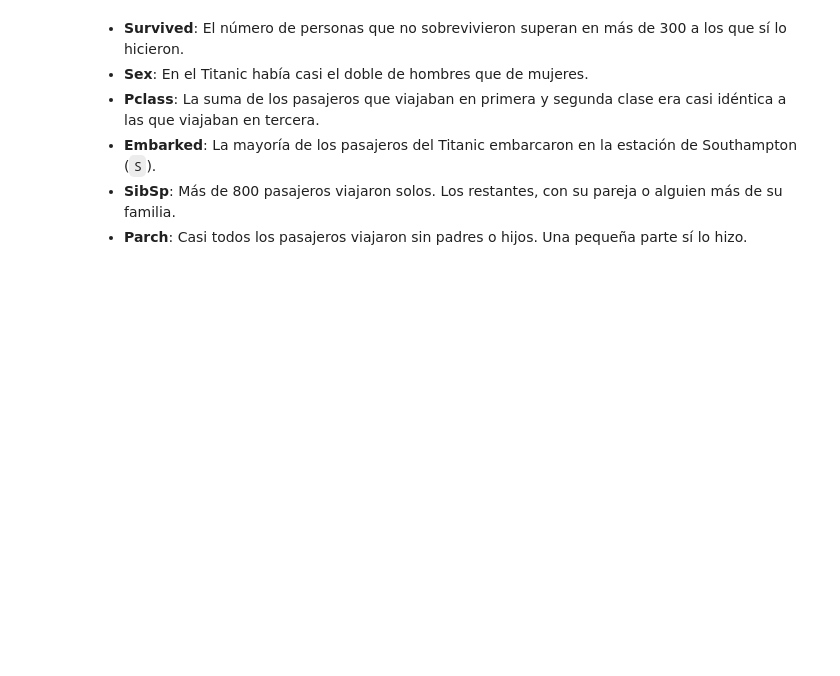
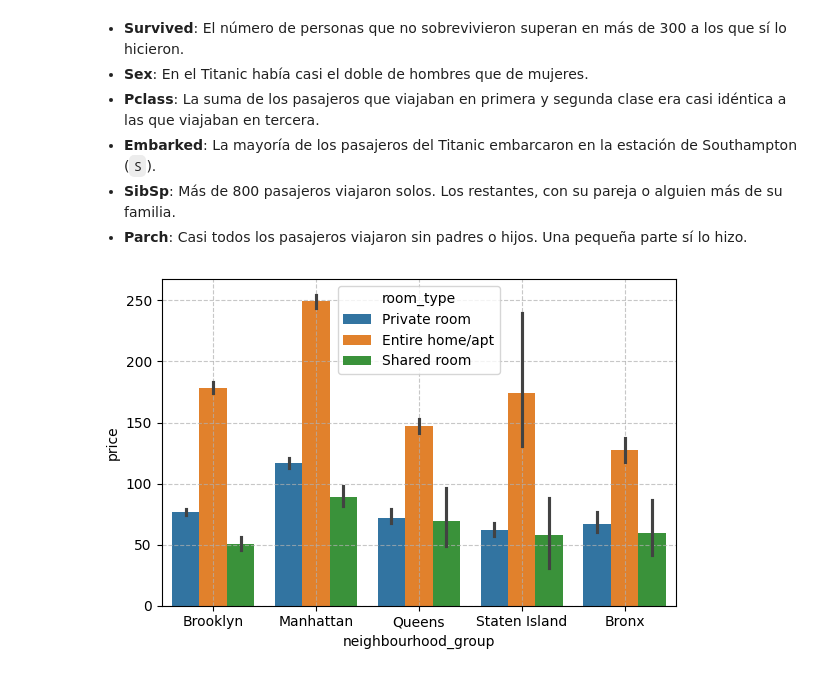
Before and after one commit to Julianmarania/Machine-learning-python-template_Project_12_Julian_Lopez, a Jupyter notebook: src/explore.ipynb, the cells around one changed output. Saved outputs shown, nothing was run; the diff lists cells and outputs as text; code cells hidden in the pictures; blank space fills up the shorter version.

```diff
--- a/src/explore.ipynb
+++ b/src/explore.ipynb
@@ -172,0 +172,10 @@ plt.show()
+# %%
+# Combinaciones de la clase con varias predictoras
+plt.figure(figsize = (6, 4))
+sns.barplot(data_limpia, x = "neighbourhood_group", y = "price", hue = "room_type")
+
+plt.grid(linestyle='--', alpha=0.7)
+plt.tight_layout()
+plt.show()
+# %% [output]
+[figure, added]
```
Also changed, not shown: parts of 5 cells of this notebook, 1 other file.
